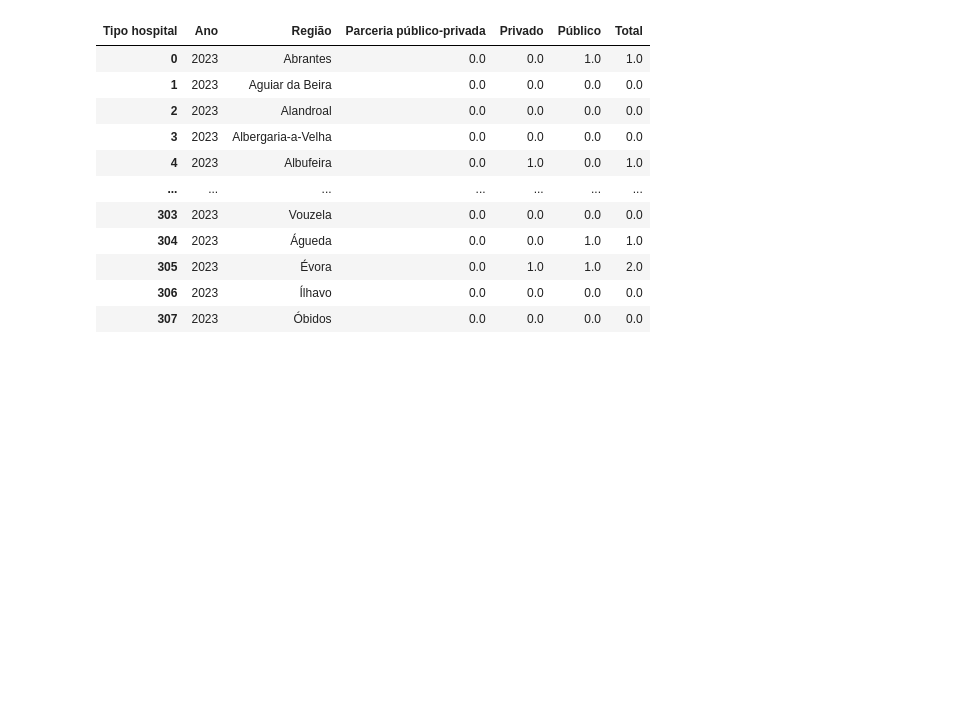
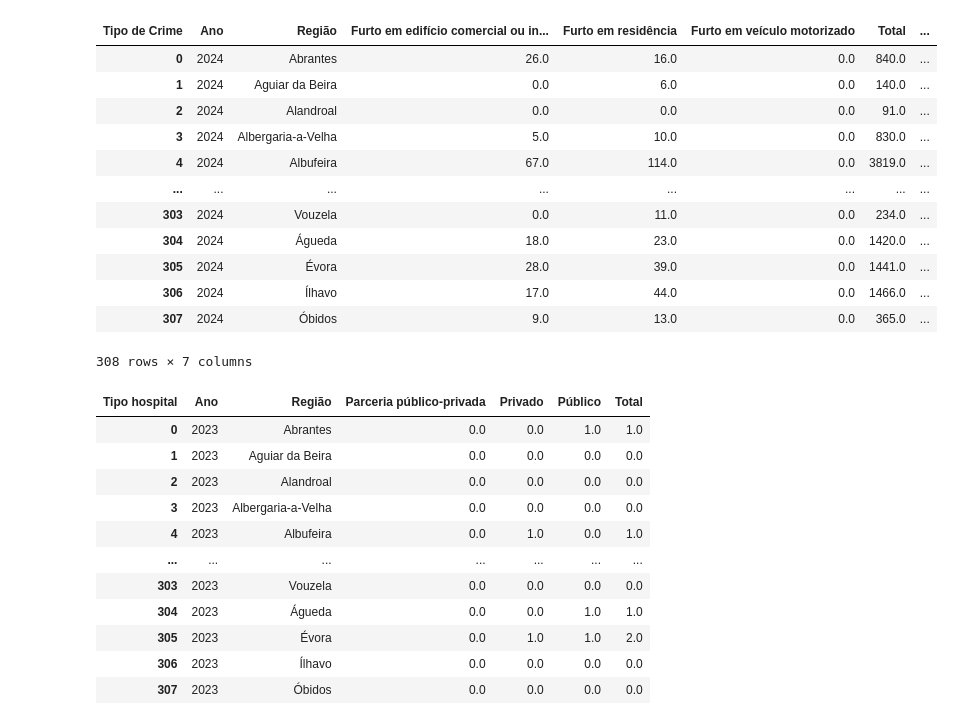
Before and after one commit to johnosd/MPAlugueisLisboa, a Jupyter notebook: src/PordataPt/test_PorData_Process.ipynb, the cells around one changed output. Cells and saved outputs as stored; diff of their text form; code cells hidden in the pictures; blank space fills up the shorter version.

```diff
--- a/src/PordataPt/test_PorData_Process.ipynb
+++ b/src/PordataPt/test_PorData_Process.ipynb
@@ -447,6 +958,21 @@ df_seg_categoria = trata_crimes_catetoria(df_seguranca_crime_catetoria)
 # %%
 df_seg_crimes_tipo = find_df_by_name(dataframes, '559-crimes-registados-pelas-policias-por-tipo-de-crime')
 df_seg_crimes_tipo = trata_crimes_tipo(df_seg_crimes_tipo)
+df_seg_crimes_tipo
+# %% [output]
+| Tipo de Crime | Ano | Região | Furto em edifício comercial ou in... | Furto em residência | Furto em veículo motorizado | Total | ... |
+| 0 | 2024 | Abrantes | 26.0 | 16.0 | 0.0 | 840.0 | ... |
+| 1 | 2024 | Aguiar da Beira | 0.0 | 6.0 | 0.0 | 140.0 | ... |
+| 2 | 2024 | Alandroal | 0.0 | 0.0 | 0.0 | 91.0 | ... |
+| 3 | 2024 | Albergaria-a-Velha | 5.0 | 10.0 | 0.0 | 830.0 | ... |
+| 4 | 2024 | Albufeira | 67.0 | 114.0 | 0.0 | 3819.0 | ... |
+| ... | ... | ... | ... | ... | ... | ... | ... |
+| 303 | 2024 | Vouzela | 0.0 | 11.0 | 0.0 | 234.0 | ... |
+| 304 | 2024 | Águeda | 18.0 | 23.0 | 0.0 | 1420.0 | ... |
+| 305 | 2024 | Évora | 28.0 | 39.0 | 0.0 | 1441.0 | ... |
+| 306 | 2024 | Ílhavo | 17.0 | 44.0 | 0.0 | 1466.0 | ... |
+| 307 | 2024 | Óbidos | 9.0 | 13.0 | 0.0 | 365.0 | ... |
+308 rows × 7 columns
 # %%
 df_saude_hospitais = find_df_by_name(dataframes, '470-hospitais-por-natureza-institucional')
 df_saude_hospitais = trata_hospitais(df_saude_hospitais)
```
Also changed, not shown: parts of 21 cells of this notebook.
